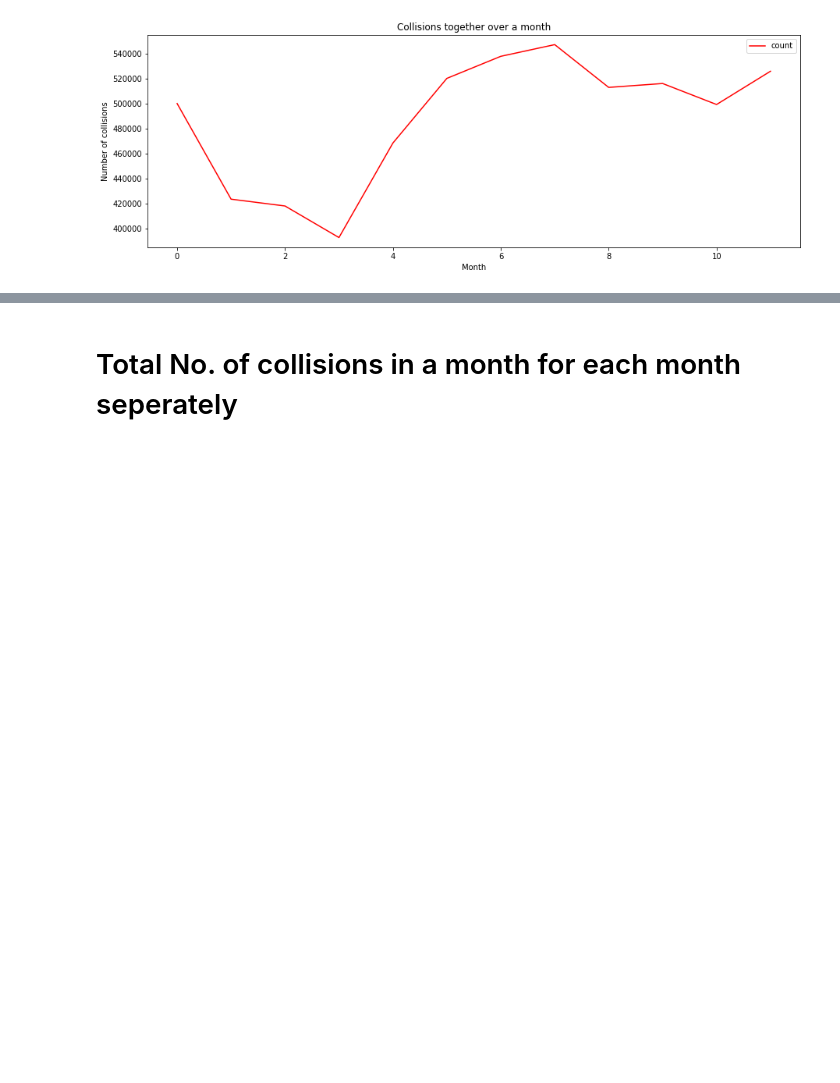
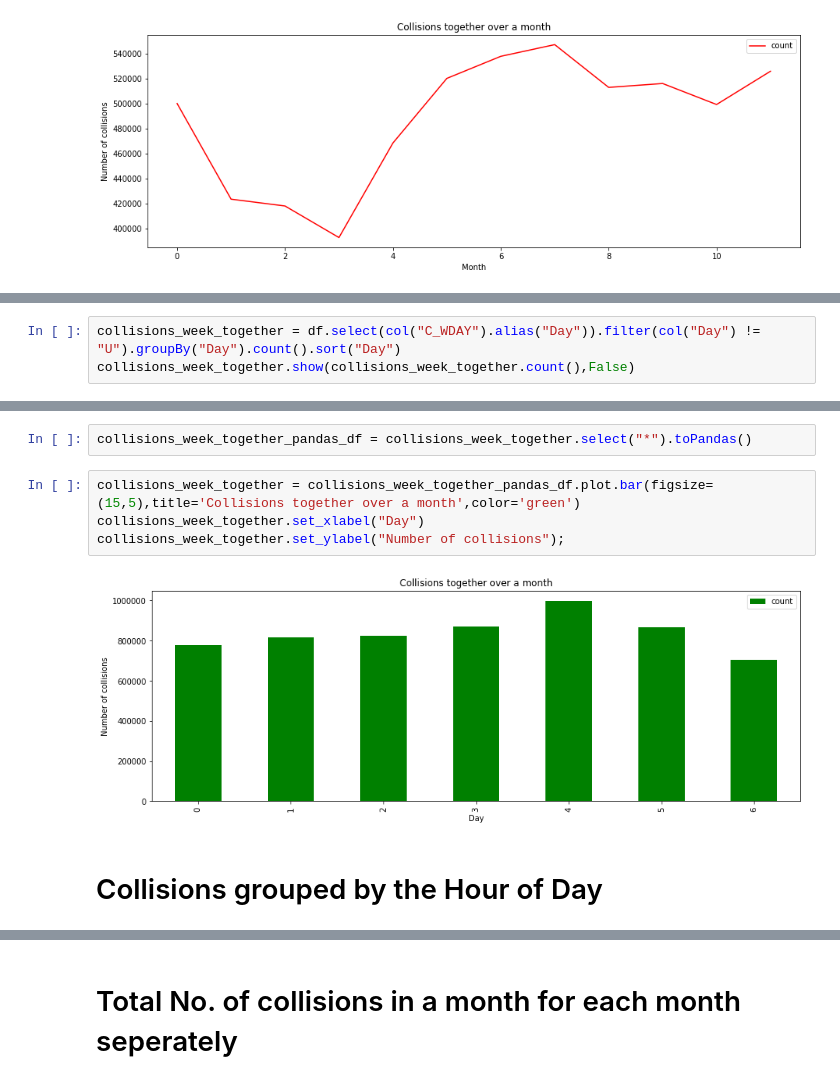
Before and after one commit to SinghGursimran/Analysis-of-Car-Accidents-in-Canada-using-PySpark, a Jupyter notebook: Analysis.ipynb, the cells around one changed output, grey strips where cells are left out. Drawn from its saved outputs; the diff is of its cells as text; blank space fills up the shorter version.

```diff
--- a/Analysis.ipynb
+++ b/Analysis.ipynb
@@ -89,0 +92,3 @@ collisions_month_together.set_ylabel("Number of collisions");
+# %%
+collisions_week_together = df.select(col("C_WDAY").alias("Day")).filter(col("Day") != "U").groupBy("Day").count().sort("Day")
+collisions_week_together.show(collisions_week_together.count(),False)
@@ -89,0 +107,10 @@ collisions_month_together.set_ylabel("Number of collisions");
+# %%
+collisions_week_together_pandas_df = collisions_week_together.select("*").toPandas()
+# %%
+collisions_week_together = collisions_week_together_pandas_df.plot.bar(figsize=(15,5),title='Collisions together over a month',color='green')
+collisions_week_together.set_xlabel("Day")
+collisions_week_together.set_ylabel("Number of collisions");
+# %% [output]
+[figure, added]
+# %% [markdown]
+# Collisions grouped by the Hour of Day
```
Also changed, not shown: parts of 16 cells of this notebook.
